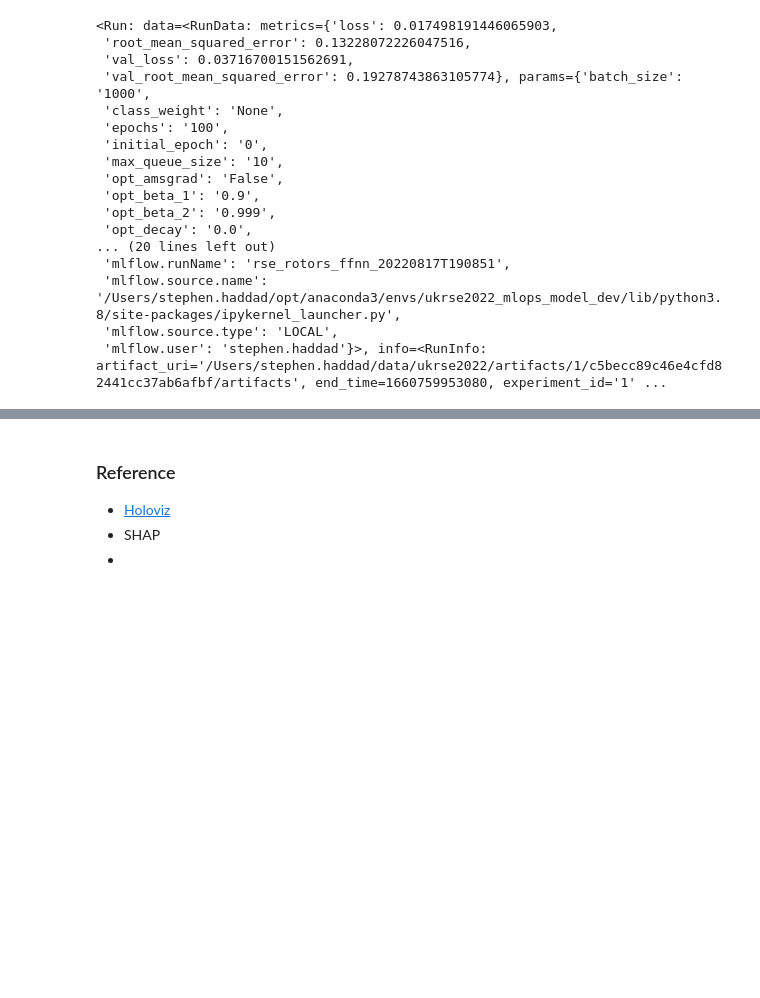
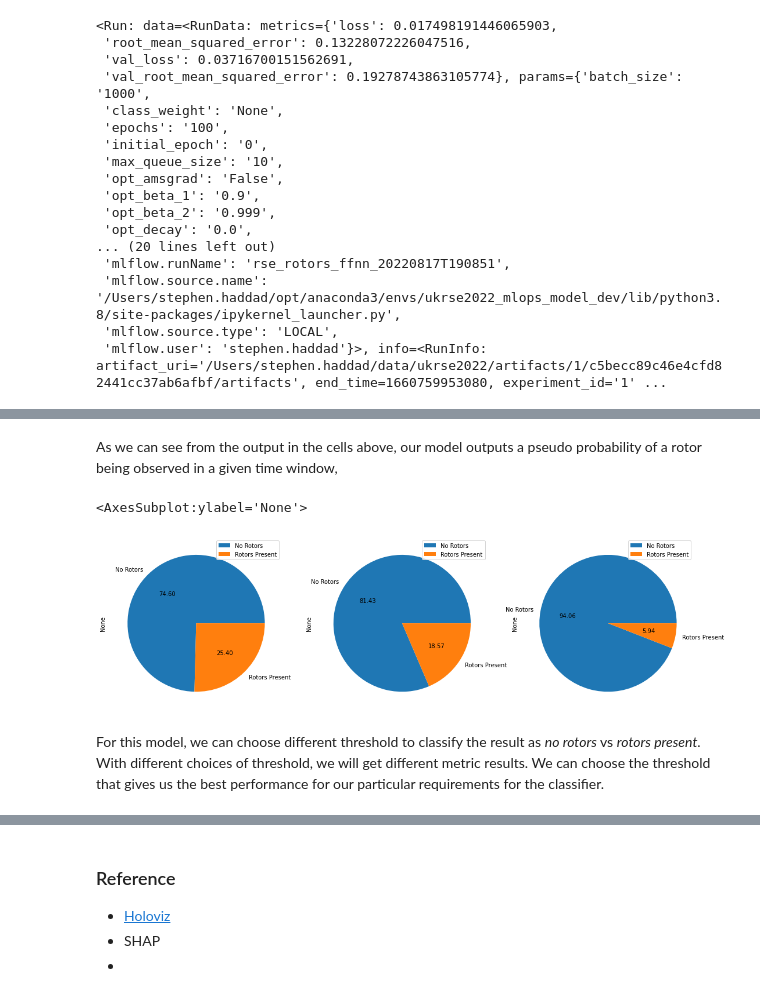
Before and after one commit to informatics-lab/ukrse_2022_mlops_walkthrough, a Jupyter notebook: 04_model_evaluation.ipynb, the cells around one changed output, grey strips where cells are left out. Saved outputs shown, nothing was run; the diff lists cells and outputs as text; code cells hidden in the pictures; blank space fills up the shorter version.

Commit message:
#4 added c ode to model eval notebook to calculate metrics and display in interctive dashboard.

```diff
--- a/04_model_evaluation.ipynb
+++ b/04_model_evaluation.ipynb
@@ -235,0 +306,2 @@ mlflow.tracking.MlflowClient().get_run(latest_run_info.run_id)
+# %% [markdown]
+As we can see from the output in the cells above, our model outputs a pseudo probability of a rotor being observed in a given time window,
@@ -235,0 +321,13 @@ mlflow.tracking.MlflowClient().get_run(latest_run_info.run_id)
+# %%
+fig1 = matplotlib.pyplot.figure('comparison of class frequencies for different thresholds', figsize=(18,6))
+ax1 = fig1.add_subplot(1,3,1)
+pandas.Series(rse_rotors_model.predict(X_val)[:,0] >2e-3 ).value_counts().plot.pie(legend=True, autopct='%.2f',labels=['No Rotors', 'Rotors Present'], ax=ax1)
+ax1 = fig1.add_subplot(1,3,2)
+pandas.Series(rse_rotors_model.predict(X_val)[:,0] >2e-2 ).value_counts().plot.pie(legend=True, autopct='%.2f',labels=['No Rotors', 'Rotors Present'], ax=ax1)
+ax1 = fig1.add_subplot(1,3,3)
+pandas.Series(rse_rotors_model.predict(X_val)[:,0] >2e-1 ).value_counts().plot.pie(legend=True, autopct='%.2f',labels=['No Rotors', 'Rotors Present'], ax=ax1)
+# %% [output]
+<AxesSubplot:ylabel='None'>
+[figure, added]
+# %% [markdown]
+For this model, we can choose different threshold to classify the result as *no rotors* vs *rotors present*. With different choices of threshold, we will get different metric results. We can choose the threshold that gives us the best performance for our particular requirements for the classifier.
```
Also changed, not shown: parts of 46 cells of this notebook.
